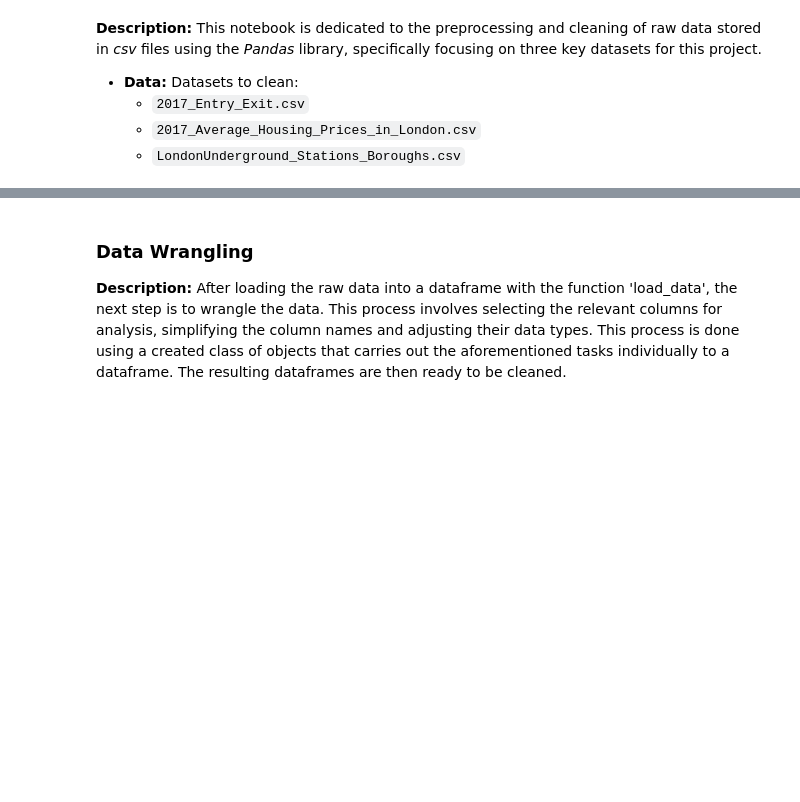
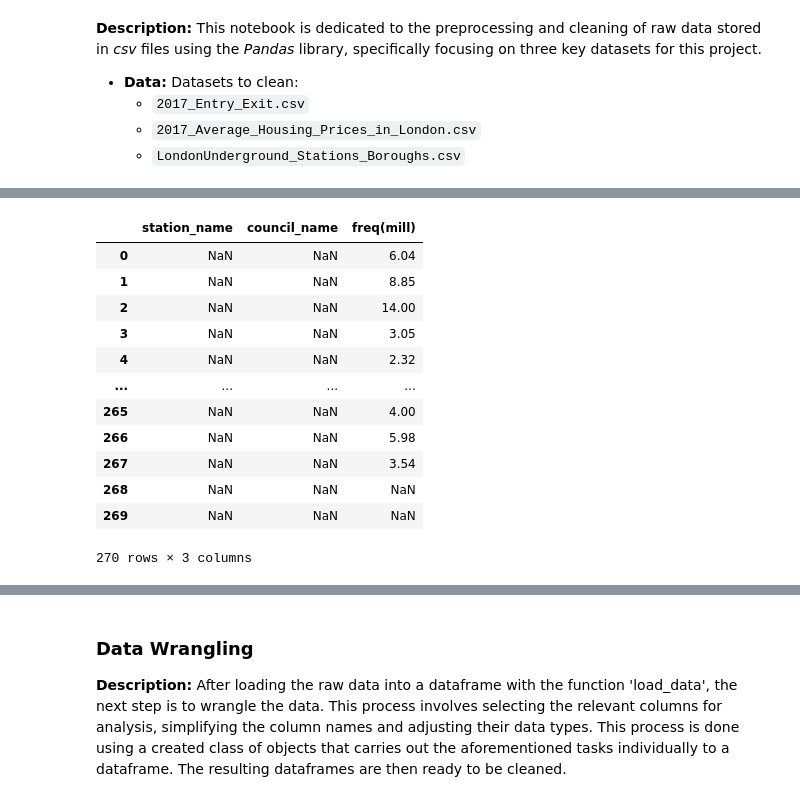
Before and after one commit to xu3n12/UK-Council-Data-Quality-Analysis, a Jupyter notebook: Data Cleaning.ipynb, the cells around one changed output, grey strips where cells are left out. Saved outputs shown, nothing was run; the diff lists cells and outputs as text; code cells hidden in the pictures; blank space fills up the shorter version.

```diff
--- a/Data Cleaning.ipynb
+++ b/Data Cleaning.ipynb
@@ -14,0 +56,18 @@ import numpy as np
+# %%
+df = drop_dups(ldn_sta_freq_loaded, ['station_name', 'council_name', 'freq(mill)'])
+df = drop_outs(df, ['freq(mill)'])
+df
+# %% [output]
+|  | station_name | council_name | freq(mill) |
+| 0 | NaN | NaN | 6.04 |
+| 1 | NaN | NaN | 8.85 |
+| 2 | NaN | NaN | 14.00 |
+| 3 | NaN | NaN | 3.05 |
+| 4 | NaN | NaN | 2.32 |
+| ... | ... | ... | ... |
+| 265 | NaN | NaN | 4.00 |
+| 266 | NaN | NaN | 5.98 |
+| 267 | NaN | NaN | 3.54 |
+| 268 | NaN | NaN | NaN |
+| 269 | NaN | NaN | NaN |
+270 rows × 3 columns
```
Also changed, not shown: parts of 25 cells of this notebook.
